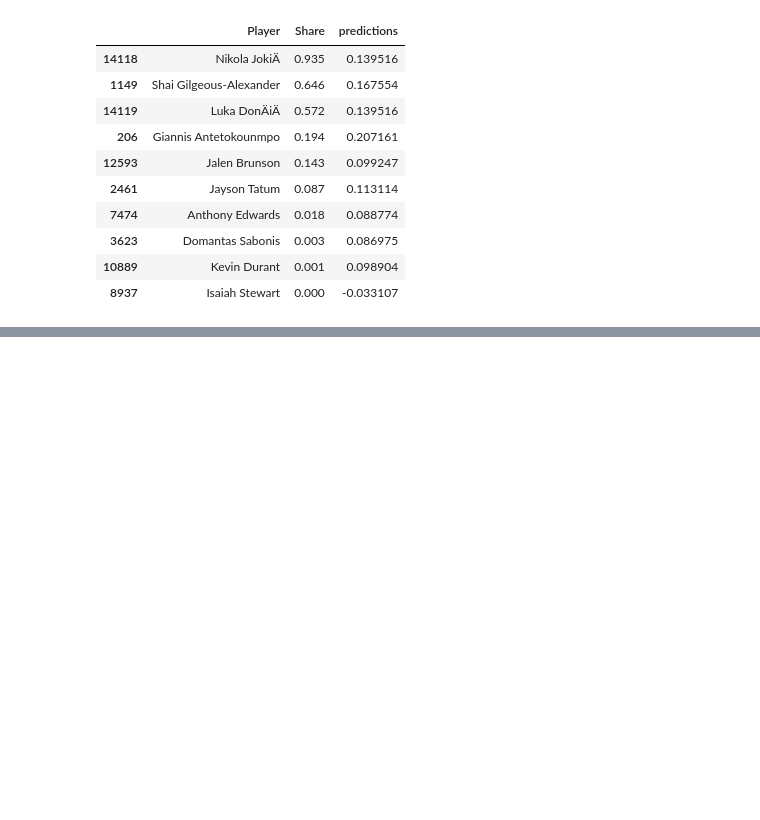
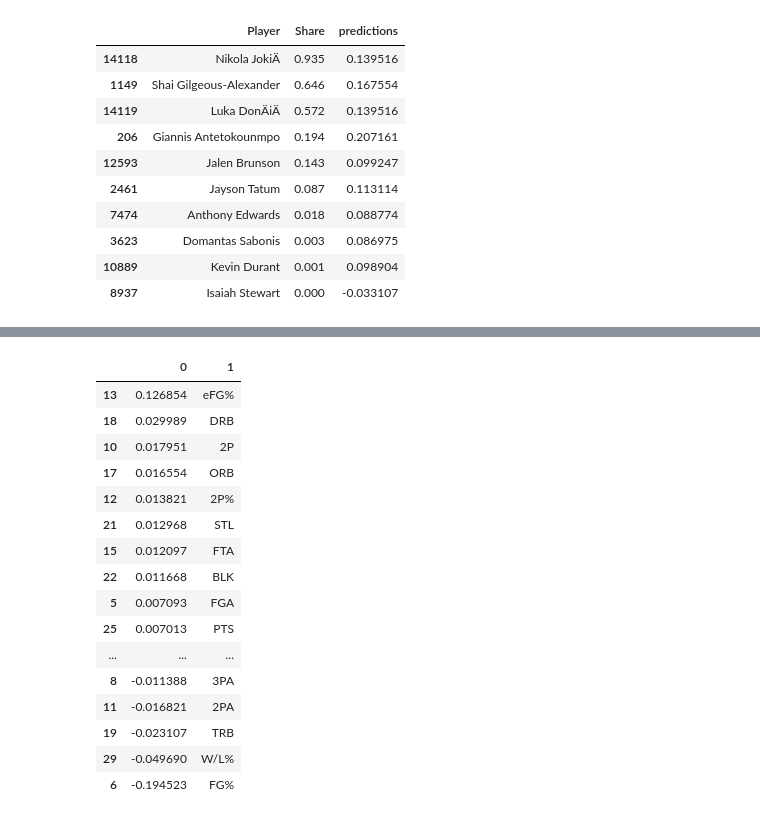
Before and after one commit to SoloH3N/NBA-MVP-Prediction, a Jupyter notebook: machine_learning.ipynb, the cells around one changed output, grey strips where cells are left out. Cells and saved outputs as stored; diff of their text form; code cells hidden in the pictures; blank space fills up the shorter version.

```diff
--- a/machine_learning.ipynb
+++ b/machine_learning.ipynb
@@ -169,0 +216,4 @@ combination.sort_values("Share", ascending=False).head(10)
+# %%
+combination = combination.sort_values("predictions", ascending=False)
+combination["Predicted_Rk"] = list(range(1, combination.shape[0] + 1))
+combination.head(10)
@@ -169,0 +338,21 @@ combination.sort_values("Share", ascending=False).head(10)
+# %%
+
+pd.concat([pd.Series(reg.coef_), pd.Series(predictors)], axis=1).sort_values(0, ascending=False)
+# %% [output]
+|  | 0 | 1 |
+| 13 | 0.126854 | eFG% |
+| 18 | 0.029989 | DRB |
+| 10 | 0.017951 | 2P |
+| 17 | 0.016554 | ORB |
+| 12 | 0.013821 | 2P% |
+| 21 | 0.012968 | STL |
+| 15 | 0.012097 | FTA |
+| 22 | 0.011668 | BLK |
+| 5 | 0.007093 | FGA |
+| 25 | 0.007013 | PTS |
+| ... | ... | ... |
+| 8 | -0.011388 | 3PA |
+| 11 | -0.016821 | 2PA |
+| 19 | -0.023107 | TRB |
+| 29 | -0.049690 | W/L% |
+| 6 | -0.194523 | FG% |
```
Also changed, not shown: parts of 31 cells of this notebook, 1 other file.
